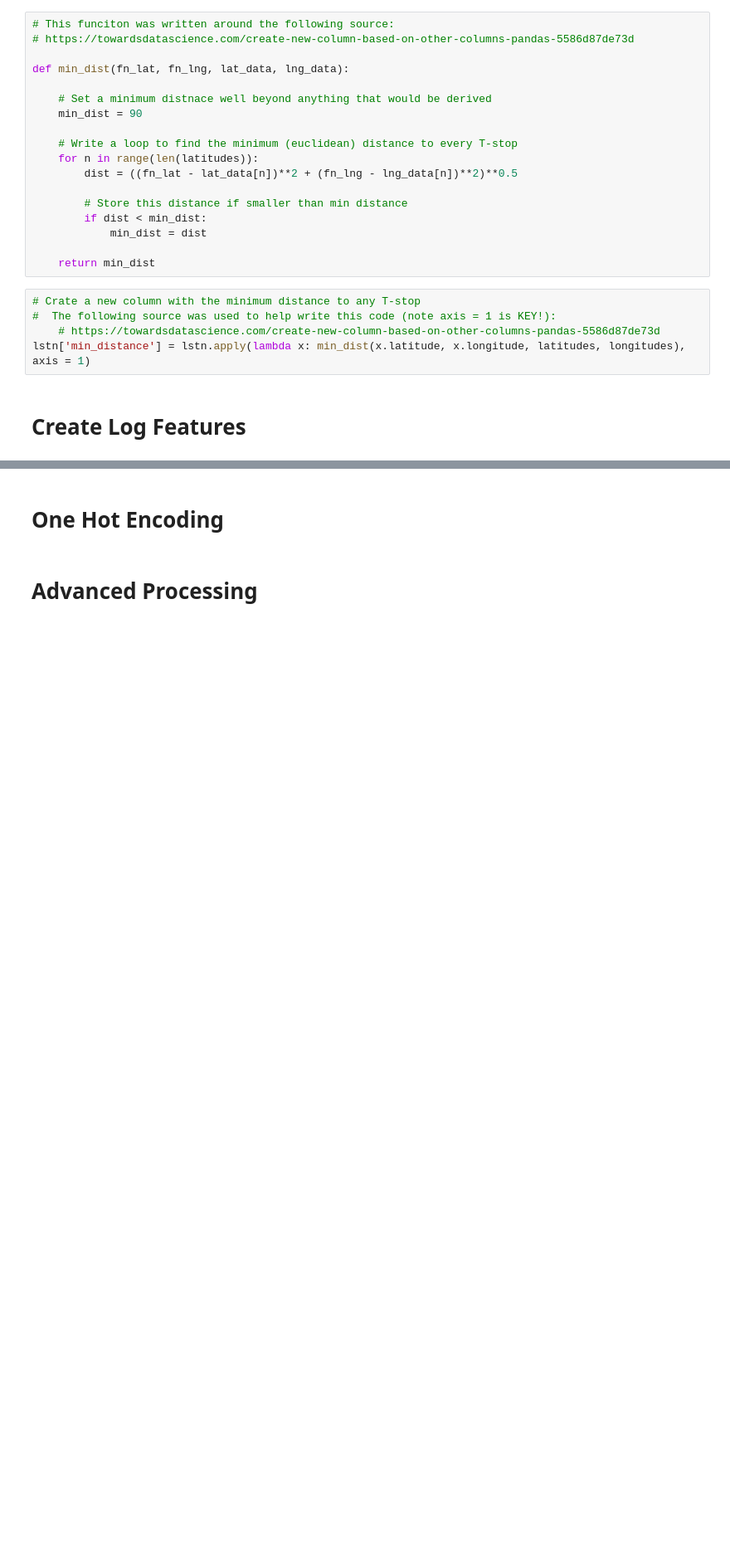
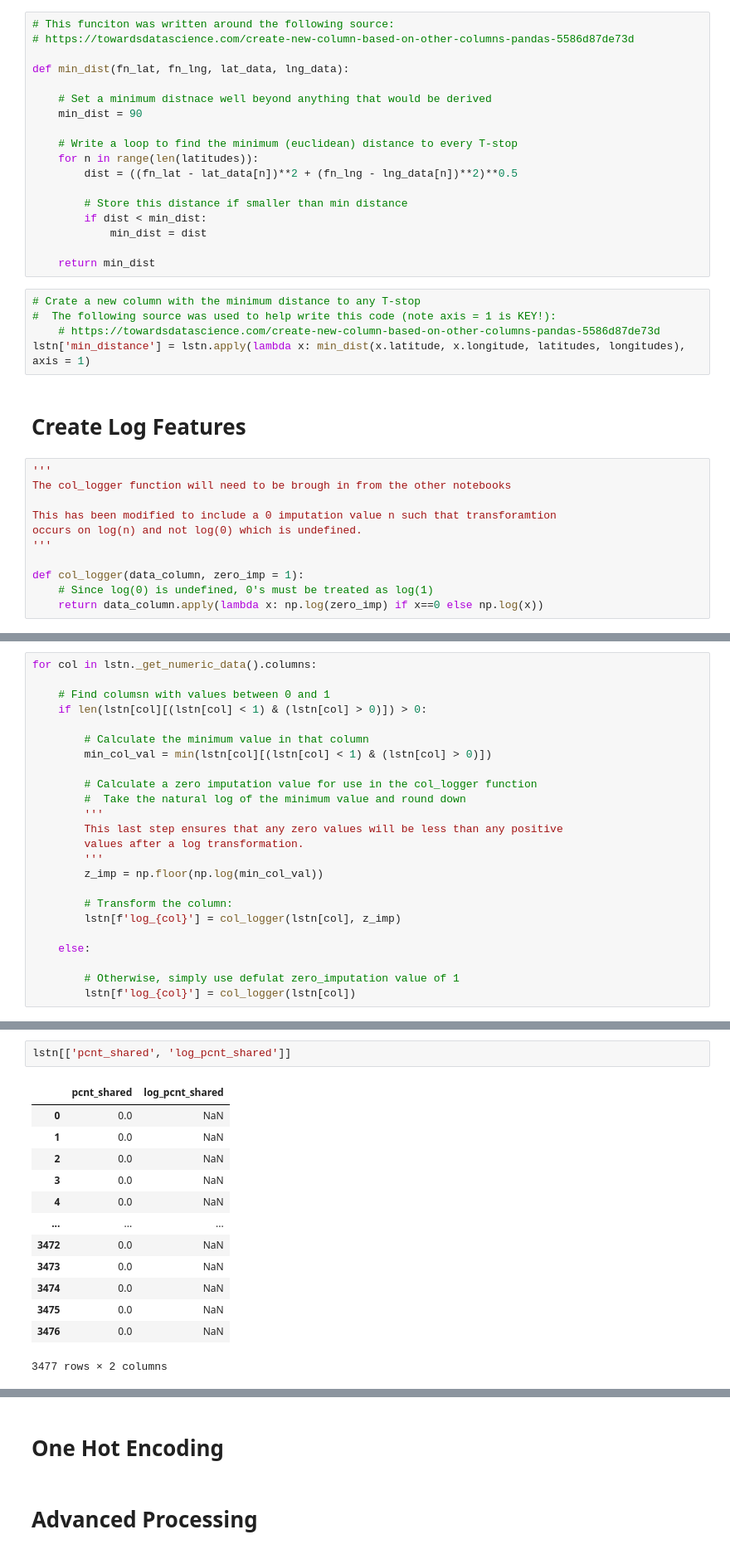
Before and after one commit to drossDS/Air_BnB_Fair_Pricing, a Jupyter notebook: code/4-post-eda-data-compiler.ipynb, the cells around one changed output, grey strips where cells are left out. Shown at 83% size. Drawn from its saved outputs; the diff is of its cells as text; blank space fills up the shorter version.

```diff
--- a/code/4-post-eda-data-compiler.ipynb
+++ b/code/4-post-eda-data-compiler.ipynb
@@ -194,3 +194,14 @@ def min_dist(fn_lat, fn_lng, lat_data, lng_data):
 lstn['min_distance'] = lstn.apply(lambda x: min_dist(x.latitude, x.longitude, latitudes, longitudes), axis = 1)
 # %% [markdown]
 # Create Log Features
+# %%
+'''
+The col_logger function will need to be brough in from the other notebooks
+
+This has been modified to include a 0 imputation value n such that transforamtion
+occurs on log(n) and not log(0) which is undefined.
+'''
+
+def col_logger(data_column, zero_imp = 1):
+    # Since log(0) is undefined, 0's must be treated as log(1)
+    return data_column.apply(lambda x: np.log(zero_imp) if x==0 else np.log(x))
@@ -196,0 +230,24 @@ lstn['min_distance'] = lstn.apply(lambda x: min_dist(x.latitude, x.longitude, la
+# %%
+for col in lstn._get_numeric_data().columns:
+
+    # Find columsn with values between 0 and 1
+    if len(lstn[col][(lstn[col] < 1) & (lstn[col] > 0)]) > 0:
+
+        # Calculate the minimum value in that column
+        min_col_val = min(lstn[col][(lstn[col] < 1) & (lstn[col] > 0)])
+
+        # Calculate a zero imputation value for use in the col_logger function
+        #  Take the natural log of the minimum value and round down
+        '''
+        This last step ensures that any zero values will be less than any positive
+        values after a log transformation.
+        '''
+        z_imp = np.floor(np.log(min_col_val))
+
+        # Transform the column:
+        lstn[f'log_{col}'] = col_logger(lstn[col], z_imp)
+
+    else:
+
+        # Otherwise, simply use defulat zero_imputation value of 1
+        lstn[f'log_{col}'] = col_logger(lstn[col])
@@ -196,0 +274,16 @@ lstn['min_distance'] = lstn.apply(lambda x: min_dist(x.latitude, x.longitude, la
+# %%
+lstn[['pcnt_shared', 'log_pcnt_shared']]
+# %% [output]
+|  | pcnt_shared | log_pcnt_shared |
+| 0 | 0.0 | NaN |
+| 1 | 0.0 | NaN |
+| 2 | 0.0 | NaN |
+| 3 | 0.0 | NaN |
+| 4 | 0.0 | NaN |
+| ... | ... | ... |
+| 3472 | 0.0 | NaN |
+| 3473 | 0.0 | NaN |
+| 3474 | 0.0 | NaN |
+| 3475 | 0.0 | NaN |
+| 3476 | 0.0 | NaN |
+3477 rows × 2 columns
```
Also changed, not shown: parts of 6 cells of this notebook.
